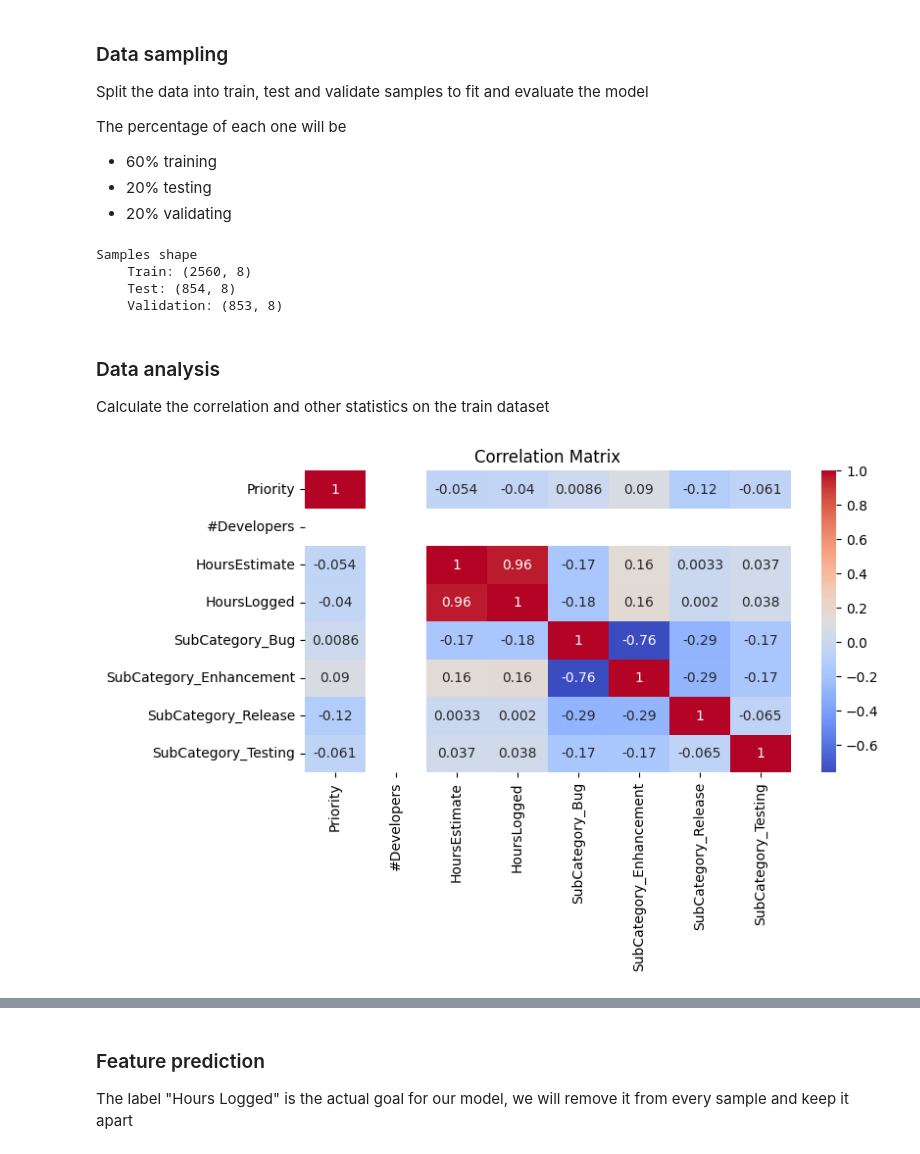
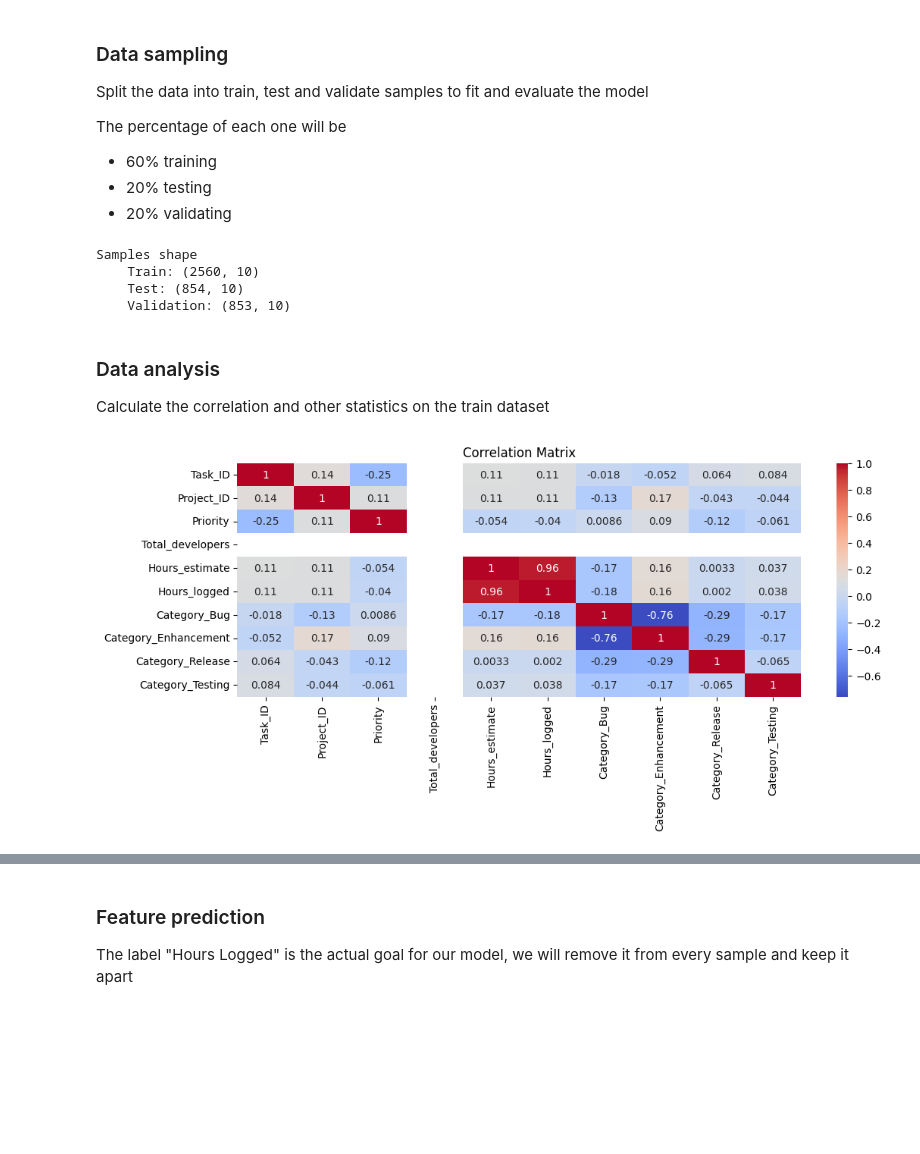
Before and after one commit to fransbompart/internship_UCAB, a Jupyter notebook: scripts/oficial/script_neural_network_2.ipynb, the cells around one changed output, grey strips where cells are left out. Saved outputs shown, nothing was run; the diff lists cells and outputs as text; code cells hidden in the pictures; blank space fills up the shorter version.

```diff
--- a/scripts/oficial/script_neural_network_2.ipynb
+++ b/scripts/oficial/script_neural_network_2.ipynb
@@ -27,7 +25,10 @@ WARNING:tensorflow:From C:\Users\franc\AppData\Local\Packages\PythonSoftwareFoun
 ## Data preprocessing
 # %%
 # load the dataset
-original_dataset = pd.read_csv("C:/Users/franc/pasantia_IA/datasets/data_less_9hrs.csv")
+# connectium
+# original_dataset = pd.read_csv("C:/Users/franc/pasantia_IA/datasets/data_connectium.csv")
+# another enterprise
+original_dataset = pd.read_csv("C:/Users/franc/pasantia_IA/datasets/data_sip.csv")
 
 # show the original data
 original_dataset.head()
@@ -62,23 +63,21 @@ dtypes: float64(5), int64(3), object(3)
 memory usage: 366.8+ KB
 # %%
 # drop all the unnecessary columns
-clean_dataset = original_dataset.drop(columns=[
-    'TaskNumber',
-    'StatusCode',
-    'ProjectCode',
-    'TaskPerformance',
-    'DeveloperPerformance',
-    'Difference',
-])
+clean_dataset = original_dataset[[
+    'Task_ID',
+    'Project_ID',
+    'Priority',
+    'Category',
+    'Total_developers',
+    'Hours_estimate',
+    'Hours_logged',
+]]
 
-# desnormalizing SubCategory column
-valid_subcategories = clean_dataset['SubCategory'].unique()
-clean_dataset = pd.get_dummies(clean_dataset, columns=['SubCategory'])
+# desnormalizing data
+clean_dataset = pd.get_dummies(clean_dataset, columns=['Category'])
 clean_dataset = clean_dataset.astype(int)
 
 # check if is necessary to drop any row with NaN/empty/null values
-
-# drop rows with high desviation on hours
 # %%
 clean_dataset.head()
 # %% [output]
@@ -127,9 +128,9 @@ print(f"    Test: {test_dataset.shape}")
 print(f"    Validation: {validation_dataset.shape}")
 # %% [output]
 Samples shape
-    Train: (2560, 8)
-    Test: (854, 8)
-    Validation: (853, 8)
+    Train: (2560, 10)
+    Test: (854, 10)
+    Validation: (853, 10)
 # %% [markdown]
 ### Data analysis
 
@@ -137,16 +138,16 @@ Calculate the correlation and other statistics on the train dataset
 # %%
 # correlation between the features and the target
 
 correlation_matrix = clean_dataset.corr()
-correlation_matrix['HoursLogged'].sort_values(ascending=False)
+correlation_matrix['Hours_logged'].sort_values(ascending=False)
 
 # plot the correlation matrix
-plt.figure(figsize=(8, 4))
+plt.figure(figsize=(12, 4))
 sns.heatmap(correlation_matrix, annot=True, cmap='coolwarm')
 plt.title('Correlation Matrix')
 plt.show()
 # %% [output]
-[figure, old version]
+[figure, new version]
 # %%
 # correlation only between the features
 train_stats = train_dataset.describe()
```
Also changed, not shown: parts of 35 cells of this notebook, 7 other files.
